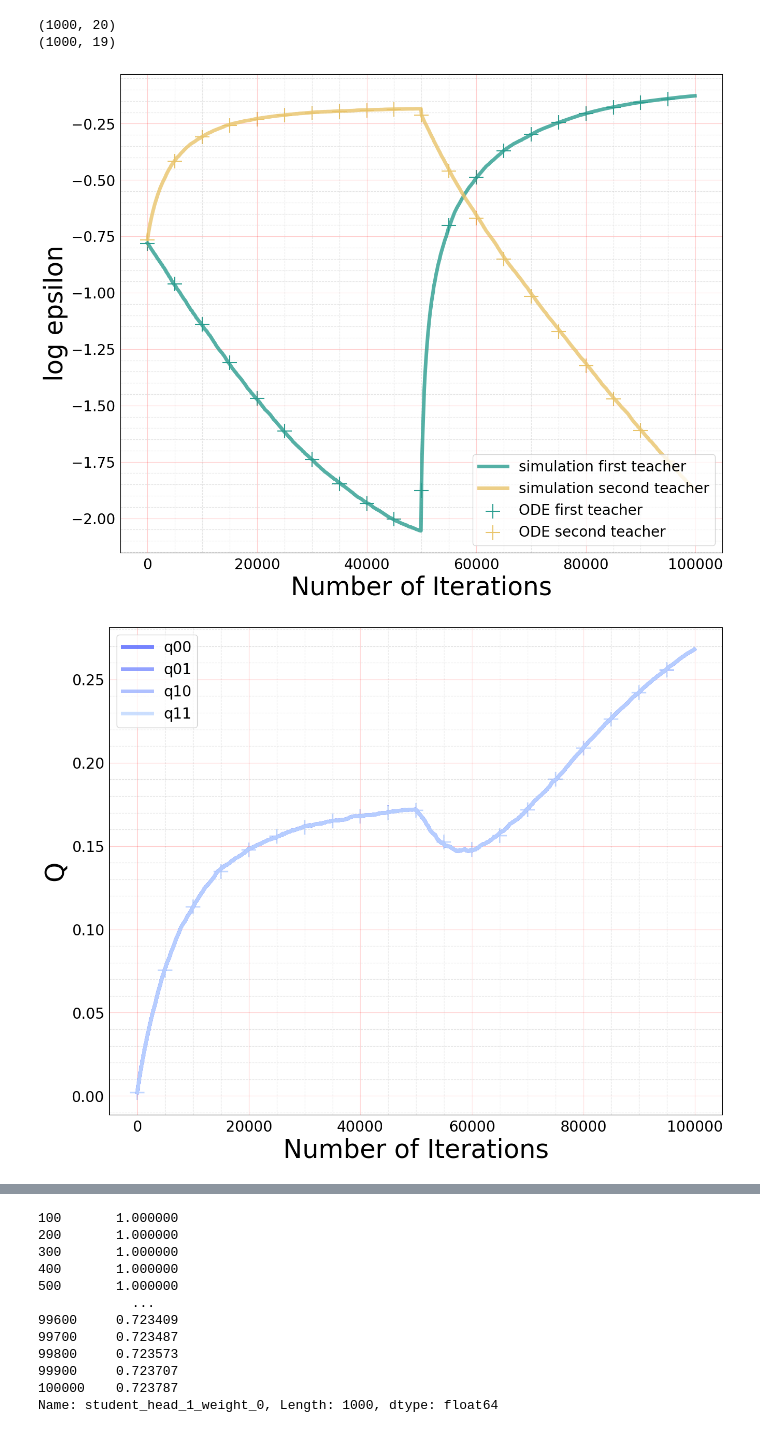
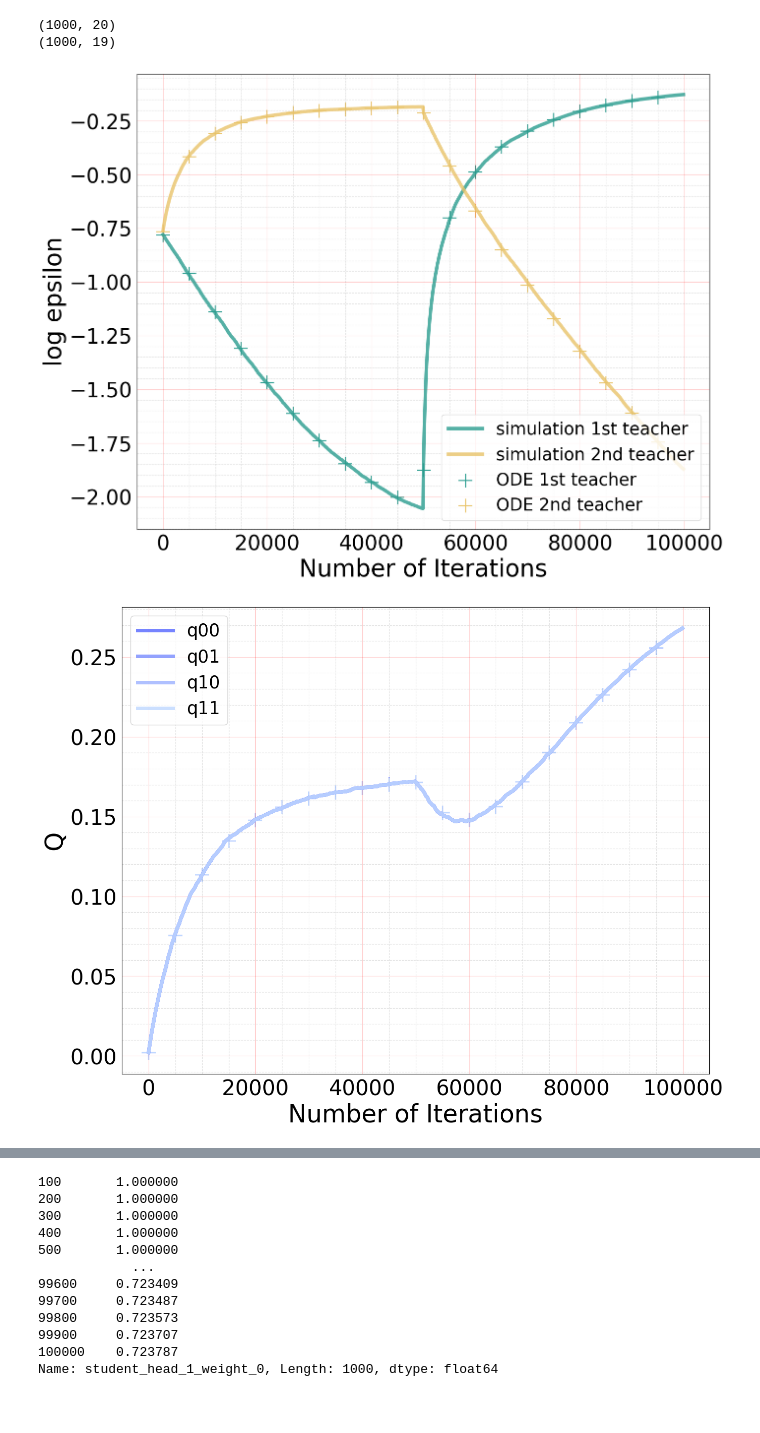
Before and after one commit to Lisa-ach/student_teacher_catastrophic, a Jupyter notebook: notes/Experiment1/Figure2.ipynb, the cells around one changed output, grey strips where cells are left out. Saved outputs shown, nothing was run; the diff lists cells and outputs as text; code cells hidden in the pictures.

```diff
--- a/notes/Experiment1/Figure2.ipynb
+++ b/notes/Experiment1/Figure2.ipynb
@@ -46,40 +46,40 @@ f = 50
 fig1 = plt.figure(figsize=(15,12))
 network_error_0 = np.array(network_df["log_generalisation_error_0"])
 network_error_1 = np.array(network_df["log_generalisation_error_1"])
 ode_error_0 = np.array(ode_df["log_generalisation_error_0"])
 ode_error_1 = np.array(ode_df["log_generalisation_error_1"])
-plt.plot(iterations, network_error_0, alpha=0.8, linewidth=5, color="#2A9D8F", label="simulation first teacher")
-plt.plot(iterations, network_error_1, alpha=0.8, linewidth=5, color="#E9C46A", label="simulation second teacher")
-plt.scatter(iterations[::f], ode_error_0[::f], marker="+", color="#2A9D8F", s=400, label="ODE first teacher")
-plt.scatter(iterations[::f], ode_error_1[::f], marker="+", color="#E9C46A", s=400, label="ODE second teacher")
+plt.plot(iterations, network_error_0, alpha=0.8, linewidth=5, color="#2A9D8F", label="simulation 1st teacher")
+plt.plot(iterations, network_error_1, alpha=0.8, linewidth=5, color="#E9C46A", label="simulation 2nd teacher")
+plt.scatter(iterations[::f], ode_error_0[::f], marker="+", color="#2A9D8F", s=400, label="ODE 1st teacher")
+plt.scatter(iterations[::f], ode_error_1[::f], marker="+", color="#E9C46A", s=400, label="ODE 2nd teacher")
 # plt.xlim(0, 10000)
 # plt.ylim(-4.5, -0.5)
 plt.minorticks_on()
 # plt.grid(b=True, which='major', color='r', linestyle='-', alpha=0.2)
 # plt.grid(b=True, which='minor', color='gray', linestyle='--', alpha=0.2)
 plt.grid(True, which='major', color='r', linestyle='-', alpha=0.2)
 plt.grid(True, which='minor', color='gray', linestyle='--', alpha=0.2)
 
 plt.tick_params(
             axis='both',         # changes apply to the x-axis
             which='both',      # both major and minor ticks are affected
             bottom=False,      # ticks along the bottom edge are off
             top=False,         # ticks along the top edge are off
             labelbottom=True, # labels along the bottom edge are off
             left=False,
             labelleft=True,
-            labelsize=20
+            labelsize=30
         )
 
 plt.xlabel("Number of Iterations", fontsize=35)
 plt.ylabel("log epsilon", fontsize=35)
 
-plt.legend(loc="best", fontsize=20, frameon=True)
+plt.legend(loc="best", fontsize=25, frameon=True)
 
 fig1.show()
 fig1.savefig("ode_verification_error_crosses.pdf", dpi=100, bbox_inches='tight', pad_inches=0)
 # %% [output]
-[figure, old version]
+[figure, new version]
 # %%
 f = 50
 
@@ -120,18 +120,18 @@ plt.tick_params(
             labelbottom=True, # labels along the bottom edge are off
             left=False,
             labelleft=True,
-            labelsize=20
+            labelsize=30
         )
 
 plt.xlabel("Number of Iterations", fontsize=35)
 plt.ylabel("Q", fontsize=35)
 
-plt.legend(loc="best", fontsize=20, frameon=True)
+plt.legend(loc="best", fontsize=25, frameon=True)
 
 fig2.show()
 fig2.savefig("ode_verification_q_crosses.pdf", dpi=100, bbox_inches='tight', pad_inches=0)
 # %% [output]
-[figure, old version]
+[figure, new version]
 # %%
 f = 50
 
```
Also changed, not shown: parts of 4 cells of this notebook.
